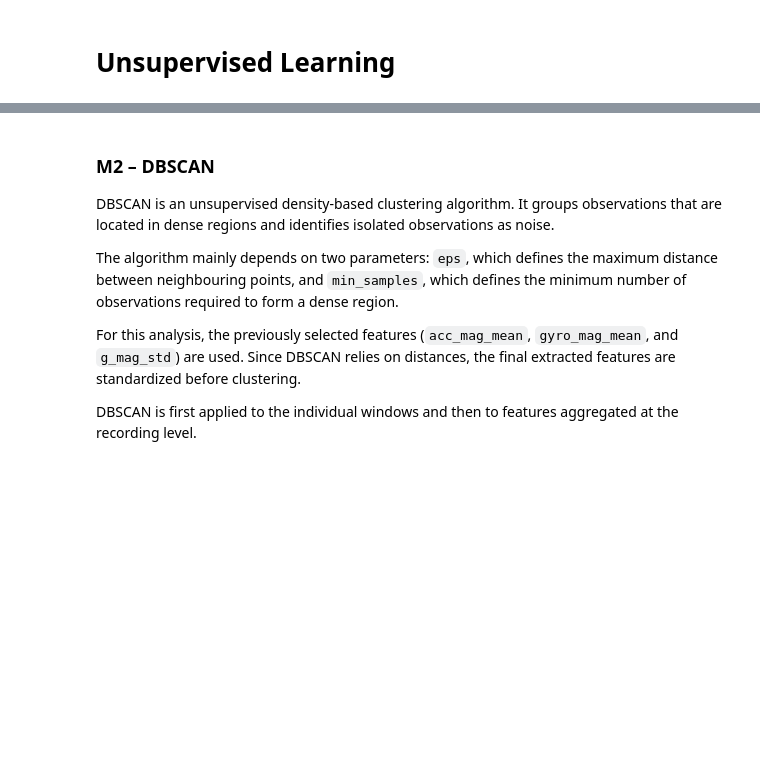
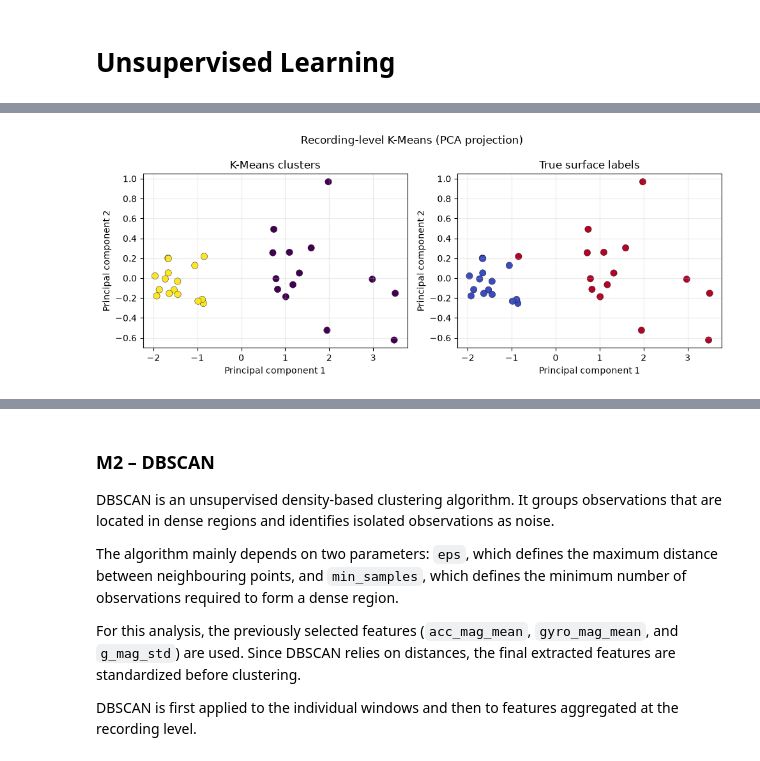
Before and after one commit to dhafinrizaldi/tue-5are0-bike-lane-quality, a Jupyter notebook: group11.ipynb, the cells around one changed output, grey strips where cells are left out. Cells and saved outputs as stored; diff of their text form; code cells hidden in the pictures; blank space fills up the shorter version.

Commit message:
Implemented K-Means unsupervised clustering.

```diff
--- a/group11.ipynb
+++ b/group11.ipynb
@@ -947,0 +954,70 @@ held-out recordings:
+# %%
+# M1 unsupervised learning: K-Means clustering
+# The true labels are used only to evaluate the clusters, never to fit K-Means.
+from sklearn.cluster import KMeans
+from sklearn.preprocessing import StandardScaler
+from sklearn.metrics import adjusted_rand_score, silhouette_score
+from sklearn.decomposition import PCA
+import matplotlib.pyplot as plt
+import pandas as pd
+
+# Cluster the selected features at both the window and recording levels.
+# Scaling is essential because K-Means uses Euclidean distances.
+X_kmeans = df_features[SELECTED_FEATURES].copy()
+scaler_kmeans = StandardScaler()
+X_kmeans_scaled = scaler_kmeans.fit_transform(X_kmeans)
+y_true_windows = (df_features["label"] == "bumpy").astype(int)
+
+# Two clusters are used to compare the unsupervised partition with the two
+# road-surface categories; labels do not influence the fitted model.
+kmeans_windows = KMeans(n_clusters=2, random_state=RANDOM_SEED, n_init=20)
+clusters_windows = kmeans_windows.fit_predict(X_kmeans_scaled)
+window_results = {
+    "samples": len(X_kmeans_scaled),
+    "clusters": len(set(clusters_windows)),
+    "silhouette": silhouette_score(X_kmeans_scaled, clusters_windows),
+    "ARI vs. surface labels": adjusted_rand_score(y_true_windows, clusters_windows),
+}
+print("Window-level K-Means")
+print(pd.Series(window_results).round(3).to_string())
+
+# Overlapping windows from the same ride are related, so repeat after averaging
+# the selected features within each recording.
+recording_features_kmeans = (
+    df_features.groupby(["measurement_id", "label", "device"])[SELECTED_FEATURES]
+    .mean()
+    .reset_index()
+)
+X_recording_kmeans = recording_features_kmeans[SELECTED_FEATURES]
+X_recording_scaled = StandardScaler().fit_transform(X_recording_kmeans)
+y_true_recordings = (recording_features_kmeans["label"] == "bumpy").astype(int)
+
+kmeans_recordings = KMeans(n_clusters=2, random_state=RANDOM_SEED, n_init=20)
+clusters_recordings = kmeans_recordings.fit_predict(X_recording_scaled)
+recording_results = {
+    "recordings": len(X_recording_scaled),
+    "clusters": len(set(clusters_recordings)),
+    "silhouette": silhouette_score(X_recording_scaled, clusters_recordings),
+    "ARI vs. surface labels": adjusted_rand_score(y_true_recordings, clusters_recordings),
+}
+print("\nRecording-level K-Means")
+print(pd.Series(recording_results).round(3).to_string())
+
+# Visualize recording-level clusters in two dimensions; PCA is only for plotting.
+pca_kmeans = PCA(n_components=2, random_state=RANDOM_SEED)
+recording_pca = pca_kmeans.fit_transform(X_recording_scaled)
+fig, axes = plt.subplots(1, 2, figsize=(10, 4))
+for ax, color_values, title, cmap in [
+    (axes[0], clusters_recordings, "K-Means clusters", "viridis"),
+    (axes[1], y_true_recordings, "True surface labels", "coolwarm"),
+]:
+    ax.scatter(recording_pca[:, 0], recording_pca[:, 1], c=color_values,
+               cmap=cmap, s=55, edgecolor="black", linewidth=0.3)
+    ax.set_title(title)
+    ax.set_xlabel("Principal component 1")
+    ax.set_ylabel("Principal component 2")
+    ax.grid(alpha=0.25)
+fig.suptitle("Recording-level K-Means (PCA projection)")
+fig.tight_layout()
+plt.show()
+# %% [output]
@@ -947,0 +1035 @@ held-out recordings:
+[figure, added]
```
Also changed, not shown: parts of 5 cells of this notebook.
